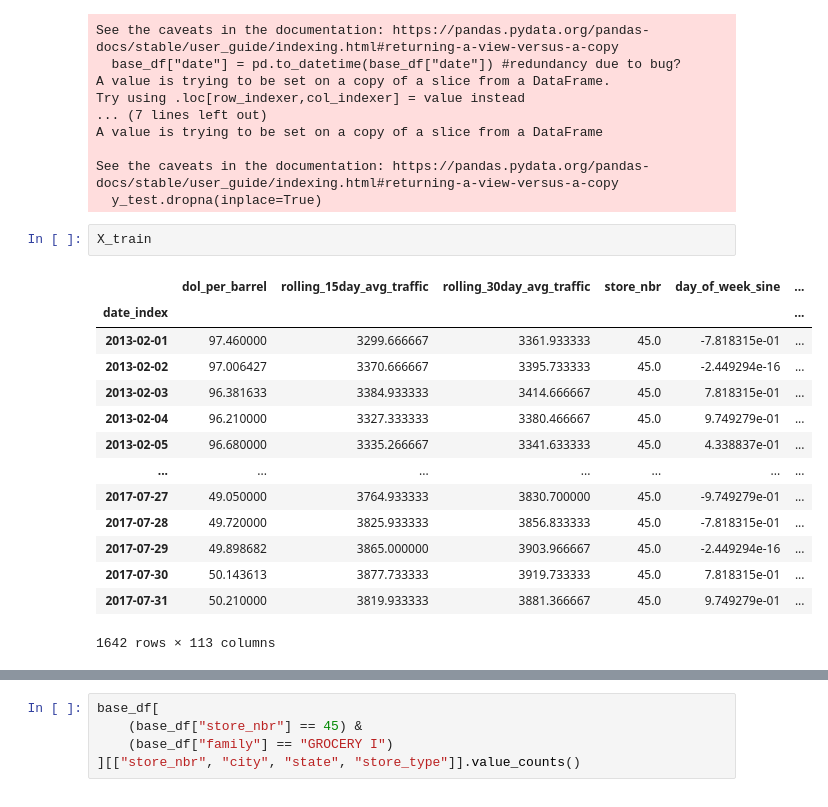
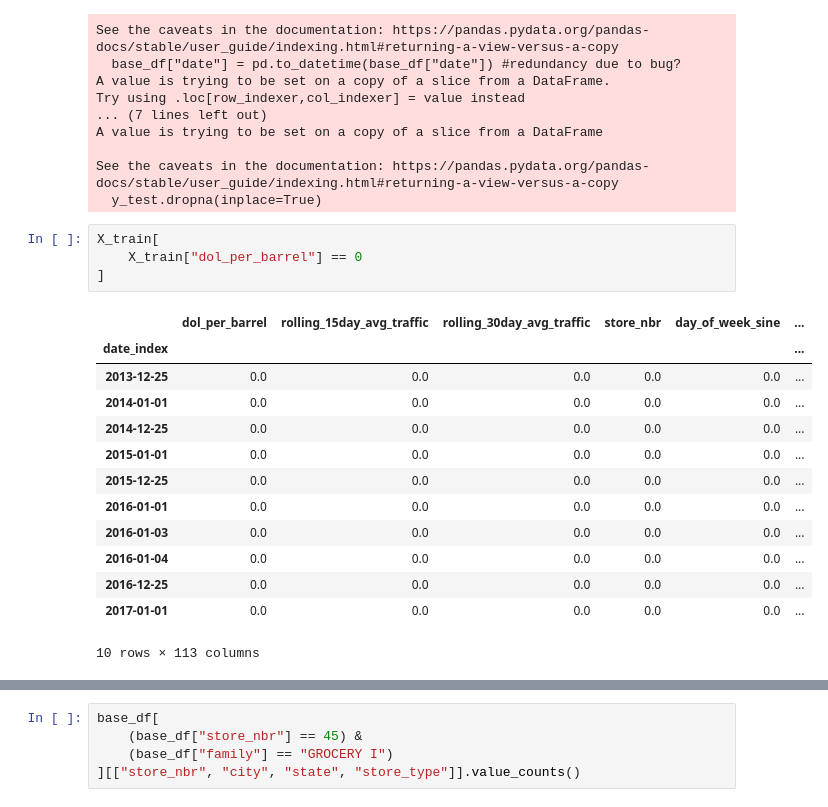
Before and after one commit to chriskuz/favorita_nn_scaling, a Jupyter notebook: src/project_notebook.ipynb, the cells around one changed output, grey strips where cells are left out. Cells and saved outputs as stored; diff of their text form.

```diff
--- a/src/project_notebook.ipynb
+++ b/src/project_notebook.ipynb
@@ -108,21 +114,22 @@ A value is trying to be set on a copy of a slice from a DataFrame
 See the caveats in the documentation: https://pandas.pydata.org/pandas-docs/stable/user_guide/indexing.html#returning-a-view-versus-a-copy
   y_test.dropna(inplace=True)
 # %%
-X_train
+X_train[
+    X_train["dol_per_barrel"] == 0
+]
 # %% [output]
 |  | dol_per_barrel | rolling_15day_avg_traffic | rolling_30day_avg_traffic | store_nbr | day_of_week_sine | ... |
 | date_index |  |  |  |  |  | ... |
-| 2013-02-01 | 97.460000 | 3299.666667 | 3361.933333 | 45.0 | -7.818315e-01 | ... |
-| 2013-02-02 | 97.006427 | 3370.666667 | 3395.733333 | 45.0 | -2.449294e-16 | ... |
-| 2013-02-03 | 96.381633 | 3384.933333 | 3414.666667 | 45.0 | 7.818315e-01 | ... |
-| 2013-02-04 | 96.210000 | 3327.333333 | 3380.466667 | 45.0 | 9.749279e-01 | ... |
-| 2013-02-05 | 96.680000 | 3335.266667 | 3341.633333 | 45.0 | 4.338837e-01 | ... |
-| ... | ... | ... | ... | ... | ... | ... |
-| 2017-07-27 | 49.050000 | 3764.933333 | 3830.700000 | 45.0 | -9.749279e-01 | ... |
-| 2017-07-28 | 49.720000 | 3825.933333 | 3856.833333 | 45.0 | -7.818315e-01 | ... |
-| 2017-07-29 | 49.898682 | 3865.000000 | 3903.966667 | 45.0 | -2.449294e-16 | ... |
-| 2017-07-30 | 50.143613 | 3877.733333 | 3919.733333 | 45.0 | 7.818315e-01 | ... |
-| 2017-07-31 | 50.210000 | 3819.933333 | 3881.366667 | 45.0 | 9.749279e-01 | ... |
+| 2013-12-25 | 0.0 | 0.0 | 0.0 | 0.0 | 0.0 | ... |
+| 2014-01-01 | 0.0 | 0.0 | 0.0 | 0.0 | 0.0 | ... |
+| 2014-12-25 | 0.0 | 0.0 | 0.0 | 0.0 | 0.0 | ... |
+| 2015-01-01 | 0.0 | 0.0 | 0.0 | 0.0 | 0.0 | ... |
+| 2015-12-25 | 0.0 | 0.0 | 0.0 | 0.0 | 0.0 | ... |
+| 2016-01-01 | 0.0 | 0.0 | 0.0 | 0.0 | 0.0 | ... |
+| 2016-01-03 | 0.0 | 0.0 | 0.0 | 0.0 | 0.0 | ... |
+| 2016-01-04 | 0.0 | 0.0 | 0.0 | 0.0 | 0.0 | ... |
+| 2016-12-25 | 0.0 | 0.0 | 0.0 | 0.0 | 0.0 | ... |
+| 2017-01-01 | 0.0 | 0.0 | 0.0 | 0.0 | 0.0 | ... |
-1642 rows × 113 columns
+10 rows × 113 columns
 # %% [markdown]
 Above we confirm that with nans set to 0, this has introduced a several crashes into our dataset. We will use a ffill on the nans instead, which will make a naive assumption for interpolation on the nans. In this case, the `dol_per_barrel` will assume a previous timestep price and replace the gaps with such value.
```
Also changed, not shown: parts of 10 cells of this notebook, 2 other files.
